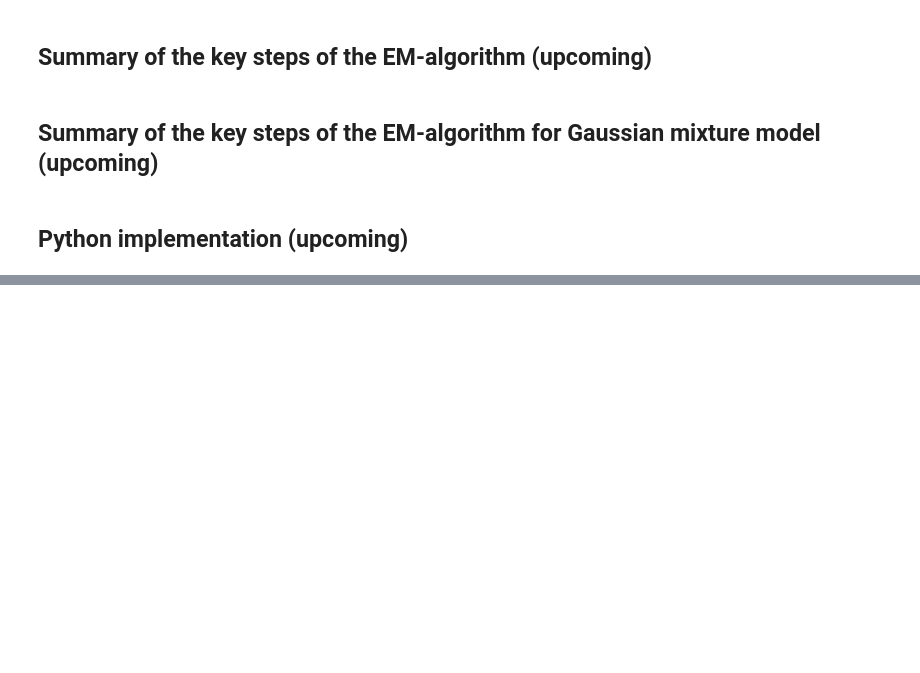
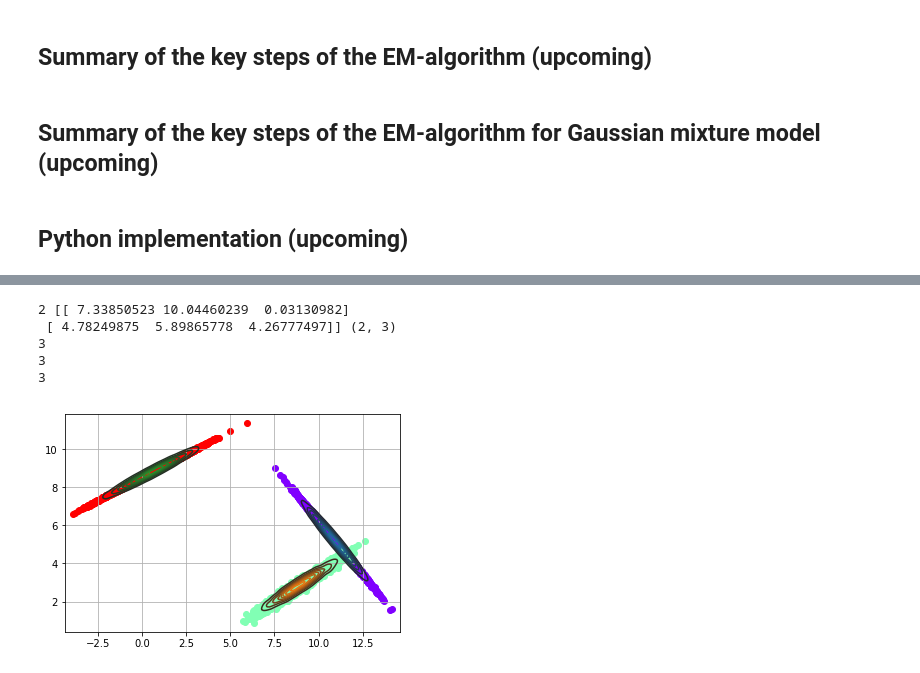
Before and after one commit to jjepsuomi/Tutorial-on-Expectation-Maximization-algorithm, a Jupyter notebook: Expectation_maximization.ipynb, the cells around one changed output, grey strips where cells are left out. Cells and saved outputs as stored; diff of their text form; code cells hidden in the pictures; blank space fills up the shorter version.

```diff
--- a/Expectation_maximization.ipynb
+++ b/Expectation_maximization.ipynb
@@ -294,0 +305,18 @@ ax.view_init(60, 35)
+# %%
+import matplotlib.cm as cm
+colors = cm.rainbow(np.linspace(0, 1, mus.shape[1]))
+print(len(mus), mus, mus.shape)
+for i in range(mus.shape[1]):
+    print(len(samples))
+    plt.scatter(samples[i][:,0], samples[i][:,1], color=colors[i])
+    sns.kdeplot(samples[i], bw=.15, hue="kind", fill=True)
+plt.grid(True)
+plt.show()
+# Update functions. Update mus and covs, create random start --> start updating according to rule
+# %% [output]
+2 [[ 7.33850523 10.04460239  0.03130982]
+ [ 4.78249875  5.89865778  4.26777497]] (2, 3)
+3
+3
+3
+[figure, added]
```
Also changed, not shown: parts of 4 cells of this notebook.
